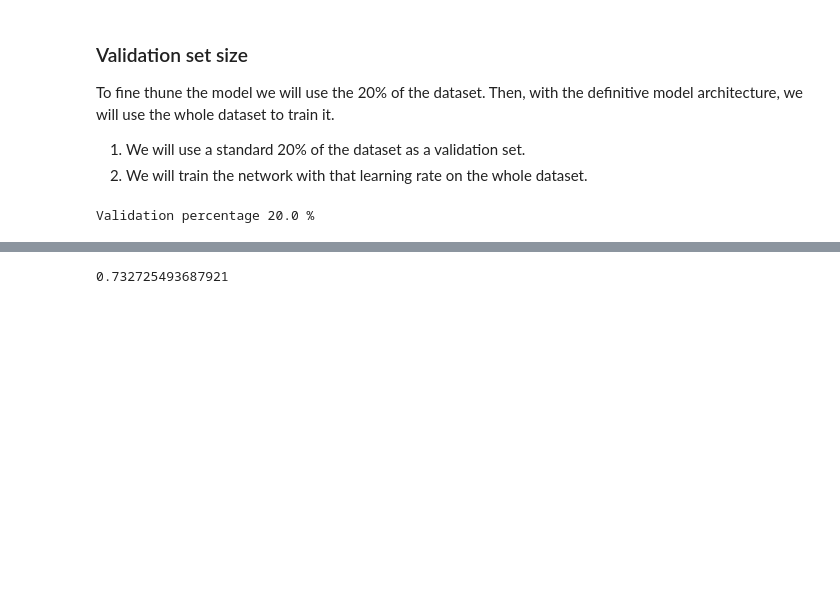
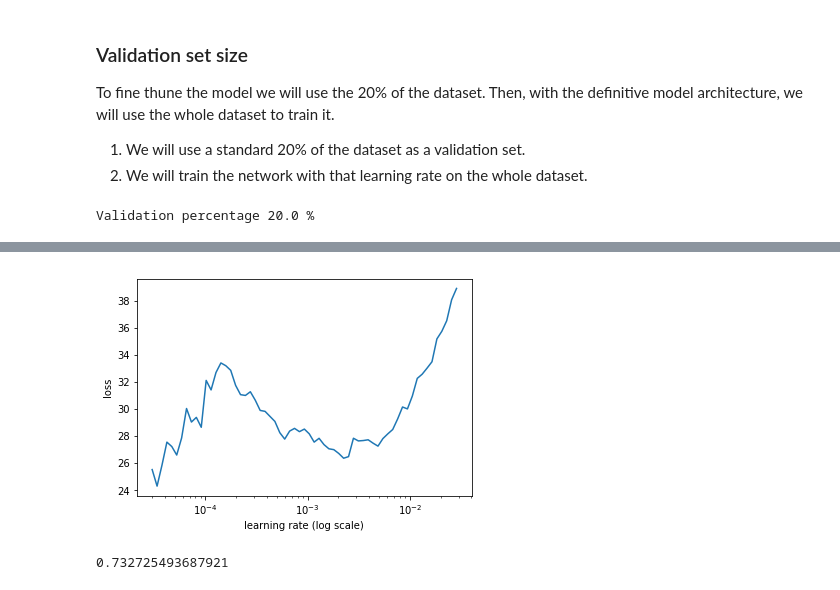
Before and after one commit to Homeralf/favorita_grocery, a Jupyter notebook: favorita_grocery.ipynb, the cells around one changed output, grey strips where cells are left out. Drawn from its saved outputs; the diff is of its cells as text; code cells hidden in the pictures; blank space fills up the shorter version.

Commit message:
Pipeline until training

```diff
--- a/favorita_grocery.ipynb
+++ b/favorita_grocery.ipynb
@@ -526,0 +633,2 @@ def f2(preds, real_values, th=0.90, beta=2):
+# %%
+data = ColumnarModelData.from_data_frame(TRAIN_PATH, val_idxs, processed_train_df, y.astype(np.float32), cat_flds=categorical_f, bs=batch_size)
@@ -526,0 +686,4 @@ def f2(preds, real_values, th=0.90, beta=2):
+# %%
+learner = data.get_learner(emb_szs, len(processed_train_df.columns)-len(categorical_f),
+                   0.04, 1, [1000,500], [0.001,0.01])
+lr = 1e-3
@@ -526,0 +694,4 @@ def f2(preds, real_values, th=0.90, beta=2):
+# %%
+lr = 1e-3
+# %%
+learner.fit(lr, 3, metrics=[nwrmsle])
@@ -527,3 +709,7 @@ def f2(preds, real_values, th=0.90, beta=2):
+# %%
+learner.sched.plot()
+# %% [output]
+[figure, added]
 # %%
 f2(val_probabilities, data.val_y)
 # %% [output]
```
Also changed, not shown: parts of 170 cells of this notebook.
